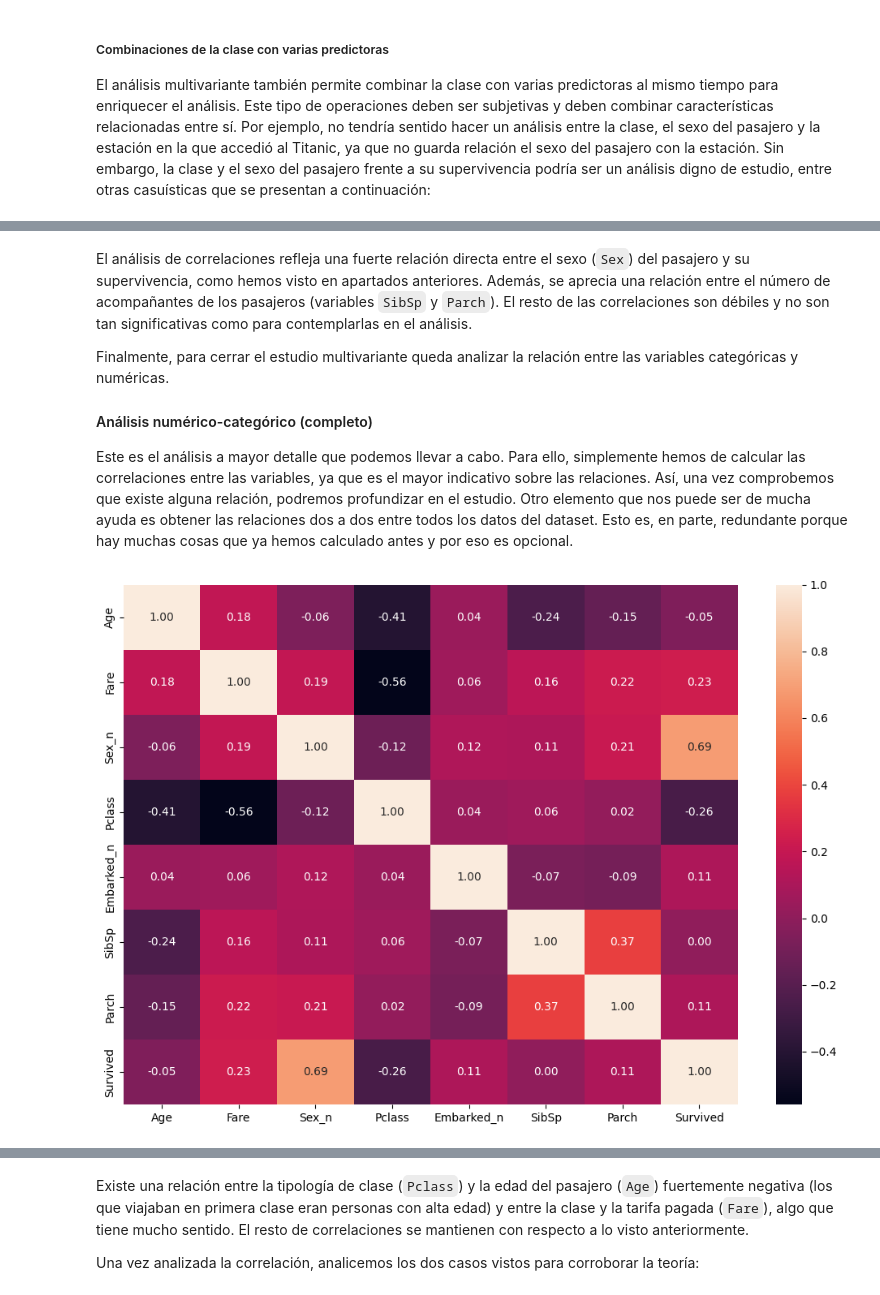
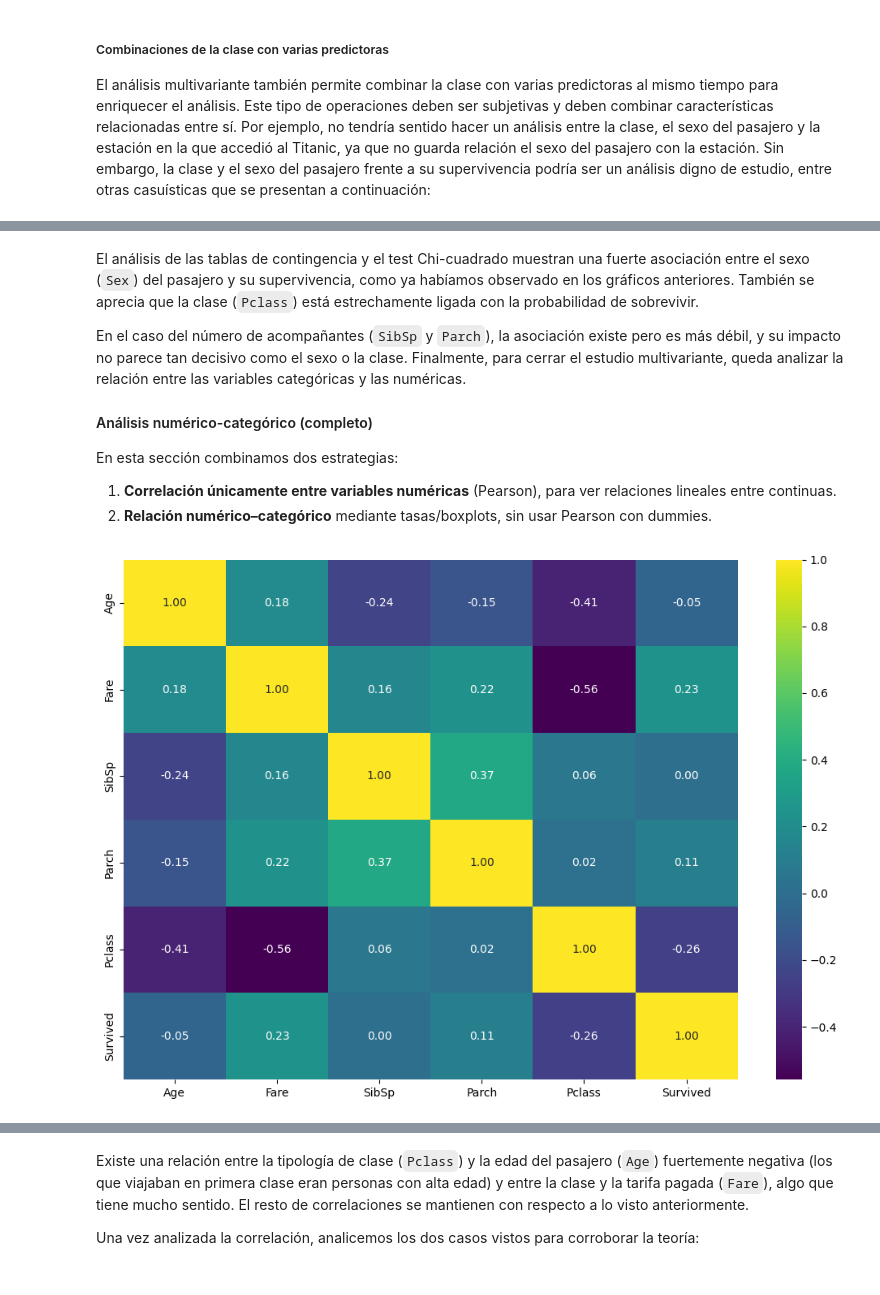
Before and after one commit to 4GeeksAcademy/machine-learning-content, a Jupyter notebook: 05-data/exploratory-data-analysis.es.ipynb, the cells around one changed output, grey strips where cells are left out. Drawn from its saved outputs; the diff is of its cells as text; code cells hidden in the pictures.

Commit message:
update lesson exploratory data analysis

```diff
--- a/05-data/exploratory-data-analysis.es.ipynb
+++ b/05-data/exploratory-data-analysis.es.ipynb
@@ -307,18 +377,22 @@ plt.show()
 # %% [markdown]
-El análisis de correlaciones refleja una fuerte relación directa entre el sexo (`Sex`) del pasajero y su supervivencia, como hemos visto en apartados anteriores. Además, se aprecia una relación entre el número de acompañantes de los pasajeros (variables `SibSp` y `Parch`). El resto de las correlaciones son débiles y no son tan significativas como para contemplarlas en el análisis.
+El análisis de las tablas de contingencia y el test Chi-cuadrado muestran una fuerte asociación entre el sexo (`Sex`) del pasajero y su supervivencia, como ya habíamos observado en los gráficos anteriores. También se aprecia que la clase (`Pclass`) está estrechamente ligada con la probabilidad de sobrevivir.
 
-Finalmente, para cerrar el estudio multivariante queda analizar la relación entre las variables categóricas y numéricas.
+En el caso del número de acompañantes (`SibSp` y `Parch`), la asociación existe pero es más débil, y su impacto no parece tan decisivo como el sexo o la clase.  Finalmente, para cerrar el estudio multivariante, queda analizar la relación entre las variables categóricas y las numéricas.
+
 
 #### Análisis numérico-categórico (completo)
 
-Este es el análisis a mayor detalle que podemos llevar a cabo. Para ello, simplemente hemos de calcular las correlaciones entre las variables, ya que es el mayor indicativo sobre las relaciones. Así, una vez comprobemos que existe alguna relación, podremos profundizar en el estudio. Otro elemento que nos puede ser de mucha ayuda es obtener las relaciones dos a dos entre todos los datos del dataset. Esto es, en parte, redundante porque hay muchas cosas que ya hemos calculado antes y por eso es opcional.
+En esta sección combinamos dos estrategias:
+1) **Correlación únicamente entre variables numéricas** (Pearson), para ver relaciones lineales entre continuas.
+2) **Relación numérico–categórico** mediante tasas/boxplots, sin usar Pearson con dummies.
 # %%
-fig, axis = plt.subplots(figsize = (10, 7))
+import seaborn as sns
+import matplotlib.pyplot as plt
 
-sns.heatmap(total_data[["Age", "Fare", "Sex_n", "Pclass", "Embarked_n", "SibSp", "Parch", "Survived"]].corr(), annot = True, fmt = ".2f")
-
+cols_num = ["Age", "Fare", "SibSp", "Parch", "Pclass", "Survived"]  # todas numéricas
+fig, ax = plt.subplots(figsize=(10,7))
+sns.heatmap(total_data[cols_num].corr(method="pearson"), annot=True, fmt=".2f", cmap="viridis", ax=ax)
 plt.tight_layout()
-
 plt.show()
 # %% [output]
-[figure, old version]
+[figure, new version]
```
Also changed, not shown: parts of 22 cells of this notebook, 3 other files.
